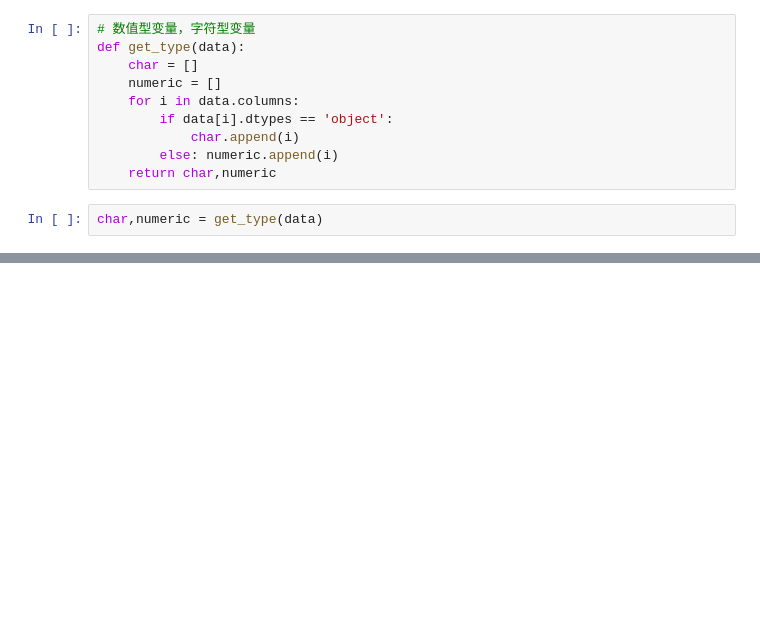
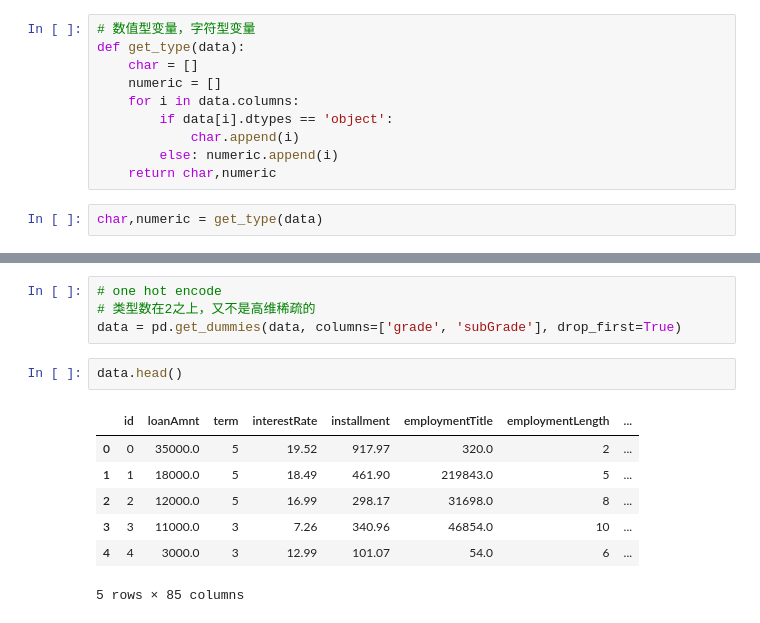
Before and after one commit to linjie1123/loan_default_predict, a Jupyter notebook: 金融风控.ipynb, the cells around one changed output, grey strips where cells are left out. Drawn from its saved outputs; the diff is of its cells as text; blank space fills up the shorter version.

```diff
--- a/金融风控.ipynb
+++ b/金融风控.ipynb
@@ -204,0 +307,14 @@ dtype: int64
+# %%
+# one hot encode
+# 类型数在2之上，又不是高维稀疏的
+data = pd.get_dummies(data, columns=['grade', 'subGrade'], drop_first=True)
+# %%
+data.head()
+# %% [output]
+|  | id | loanAmnt | term | interestRate | installment | employmentTitle | employmentLength | ... |
+| 0 | 0 | 35000.0 | 5 | 19.52 | 917.97 | 320.0 | 2 | ... |
+| 1 | 1 | 18000.0 | 5 | 18.49 | 461.90 | 219843.0 | 5 | ... |
+| 2 | 2 | 12000.0 | 5 | 16.99 | 298.17 | 31698.0 | 8 | ... |
+| 3 | 3 | 11000.0 | 3 | 7.26 | 340.96 | 46854.0 | 10 | ... |
+| 4 | 4 | 3000.0 | 3 | 12.99 | 101.07 | 54.0 | 6 | ... |
+5 rows × 85 columns
```
Also changed, not shown: parts of 37 cells of this notebook.
